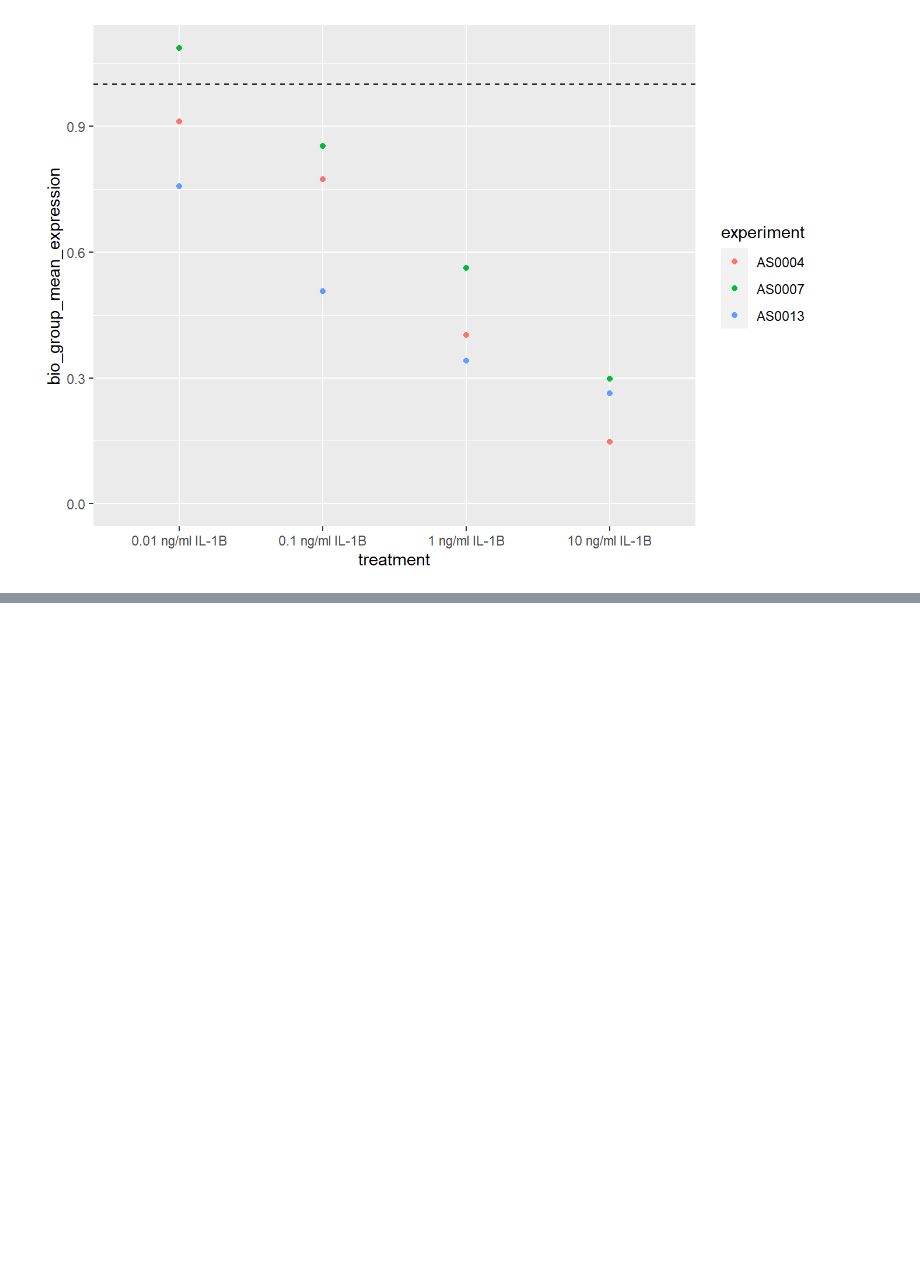
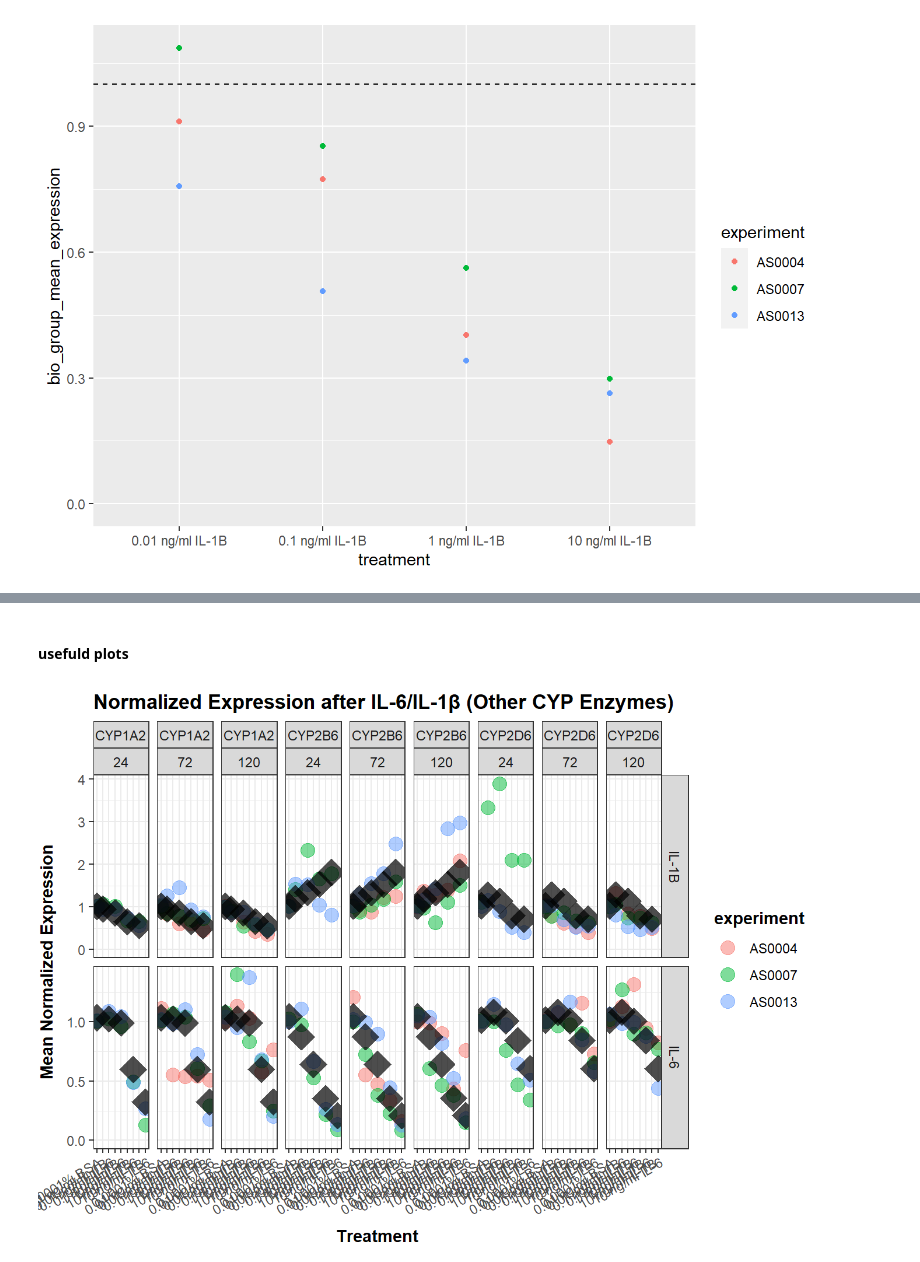
Before and after one commit to andreasludvig/manuscript, a Jupyter notebook: notebooks/qPCR/mRNA.embed.ipynb, the cells around one changed output, grey strips where cells are left out. Saved outputs shown, nothing was run; the diff lists cells and outputs as text; code cells hidden in the pictures; blank space fills up the shorter version.

```diff
--- a/notebooks/qPCR/mRNA.embed.ipynb
+++ b/notebooks/qPCR/mRNA.embed.ipynb
@@ -343,0 +356,41 @@ plot_IL1B_no_time
+# %% [markdown]
+#### usefuld plots
+# %%
+#| label: fig-rest_of_cyps
+#| fig-cap: "just a fig cap"
+
+# Filter for CYP enzymes only, remove lowest concentration
+cyp_data <- plot_data[target %like% "CYP" & !treatment %like% "0.001"]
+
+# Split data based on condition, and remove 3A4
+cyp_data_IL6 <- cyp_data[condition == "IL-6" & target != "CYP3A4"]
+cyp_data_IL1B <- cyp_data[condition == "IL-1B" & target != "CYP3A4"]
+
+# Combine datasets for single plot
+cyp_data_combined <- rbindlist(list(cyp_data_IL6, cyp_data_IL1B))
+
+# Calculate mean normalized expression (including 'condition' for grouping)
+cyp_means <- cyp_data_combined[, .(mean_normalized_expression = mean(normalized_expression)),
+                               by = .(experiment, treatment, target, time, condition)]
+
+# Calculate overall mean across experiments and time points
+cyp_overall_means <- cyp_means[, .(overall_mean_normalized_expression = mean(mean_normalized_expression)),
+                                by = .(treatment, target, condition)]
+
+# Create the single faceted plot
+ggplot() +
+  geom_point(data = cyp_means, aes(x = treatment, y = mean_normalized_expression, color = experiment), alpha = 0.5, size = 4) +
+  geom_point(data = cyp_overall_means, aes(x = treatment, y = overall_mean_normalized_expression),
+             color = "black", size = 8, shape = 18, alpha = 0.7) +
+  scale_y_continuous(limits = c(0, NA)) +
+  facet_grid(condition ~ target + time, scales = "free_y", ) +
+  labs(x = "Treatment", y = "Mean Normalized Expression", title = "Normalized Expression after IL-6/IL-1β (Other CYP Enzymes)") +
+  theme_bw() +
+  theme(axis.text.x = element_text(angle = 30, hjust = 1),
+        axis.title.y = element_text(vjust = 3, face = "bold"),
+        axis.title.x = element_text(vjust = -1.5, face = "bold"),
+        plot.title = element_text(face = "bold"),
+        legend.title = element_text(face = "bold")
+  )
+# %% [output]
+[figure, added]
```
Also changed, not shown: parts of 11 cells of this notebook, 17 other files.
